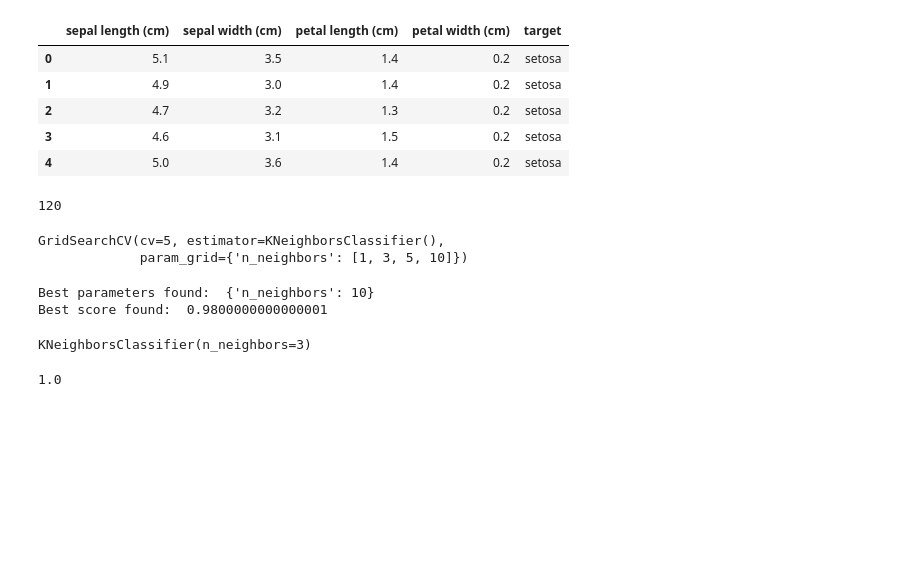
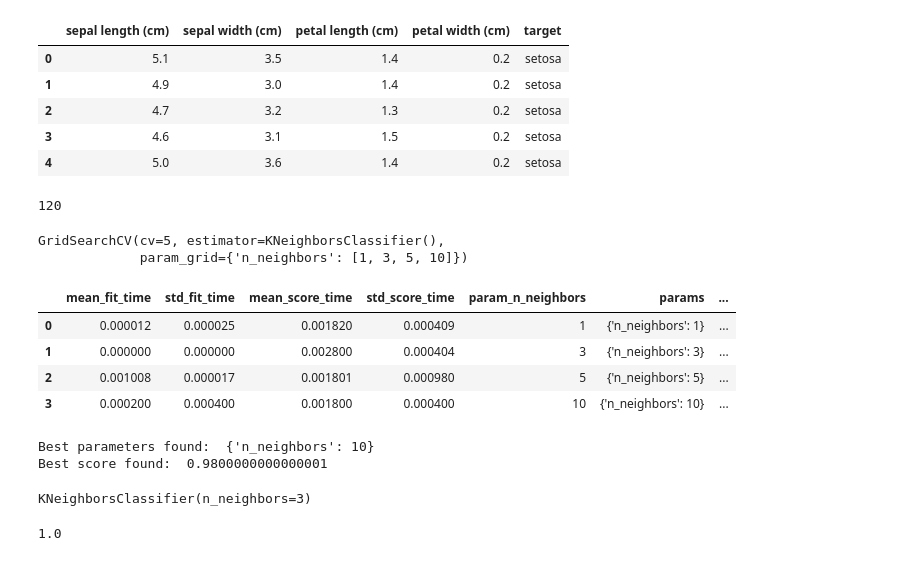
Before and after one commit to zyx721/tuto, a Jupyter notebook: Machine_learning/17_K_nearest_neighbors/K_nearest_neighbors.ipynb, the cells around one changed output. Cells and saved outputs as stored; diff of their text form; code cells hidden in the pictures; blank space fills up the shorter version.

```diff
--- a/Machine_learning/17_K_nearest_neighbors/K_nearest_neighbors.ipynb
+++ b/Machine_learning/17_K_nearest_neighbors/K_nearest_neighbors.ipynb
@@ -87,11 +87,21 @@ clf.fit(iris.data, iris.target)
 GridSearchCV(cv=5, estimator=KNeighborsClassifier(),
              param_grid={'n_neighbors': [1, 3, 5, 10]})
 # %%
-print("Best parameters found: ", clf.best_params_)
-print("Best score found: ", clf.best_score_)
+df = pd.DataFrame(clf.cv_results_)
-# %% [output]
-Best parameters found:  {'n_neighbors': 10}
-Best score found:  0.9800000000000001
+# %%
+df
+# %% [output]
+|  | mean_fit_time | std_fit_time | mean_score_time | std_score_time | param_n_neighbors | params | ... |
+| 0 | 0.000012 | 0.000025 | 0.001820 | 0.000409 | 1 | {'n_neighbors': 1} | ... |
+| 1 | 0.000000 | 0.000000 | 0.002800 | 0.000404 | 3 | {'n_neighbors': 3} | ... |
+| 2 | 0.001008 | 0.000017 | 0.001801 | 0.000980 | 5 | {'n_neighbors': 5} | ... |
+| 3 | 0.000200 | 0.000400 | 0.001800 | 0.000400 | 10 | {'n_neighbors': 10} | ... |
+# %%
+print("Best parameters found: ", clf.best_params_)
+print("Best score found: ", clf.best_score_)
+# %% [output]
+Best parameters found:  {'n_neighbors': 10}
+Best score found:  0.9800000000000001
 # %%
 from sklearn.neighbors import KNeighborsClassifier
 knn = KNeighborsClassifier(n_neighbors=3)
```
Also changed, not shown: 1 other file.
